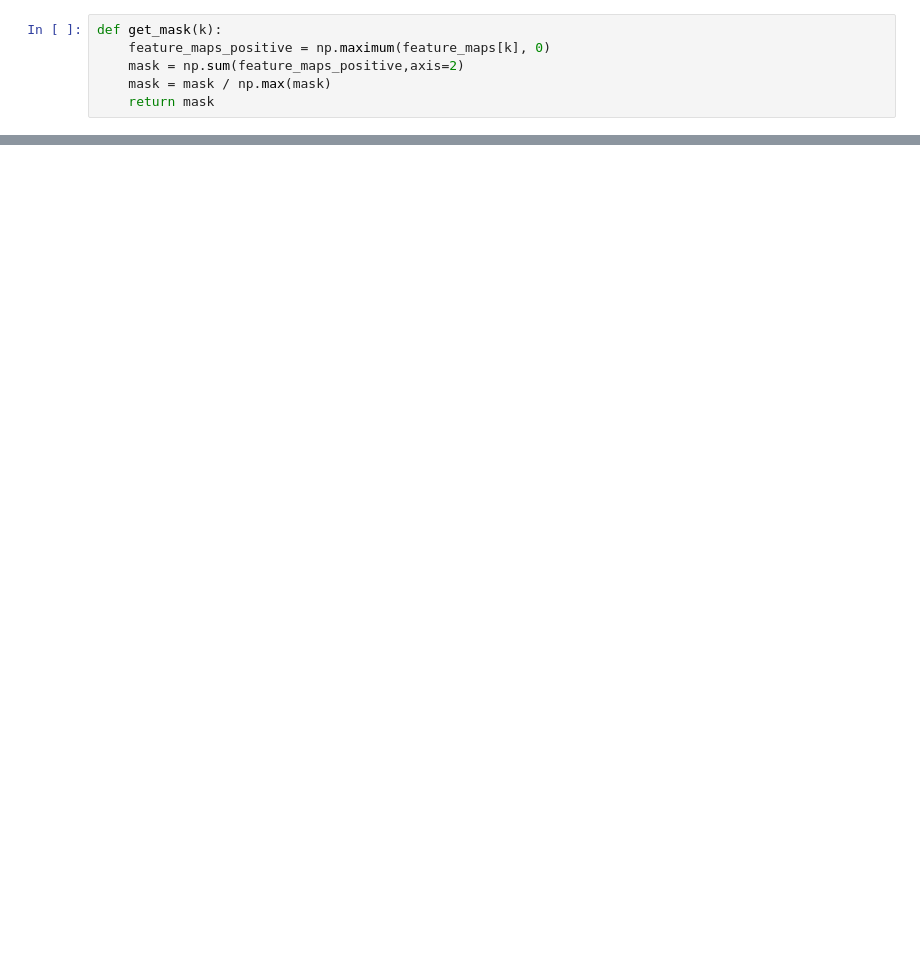
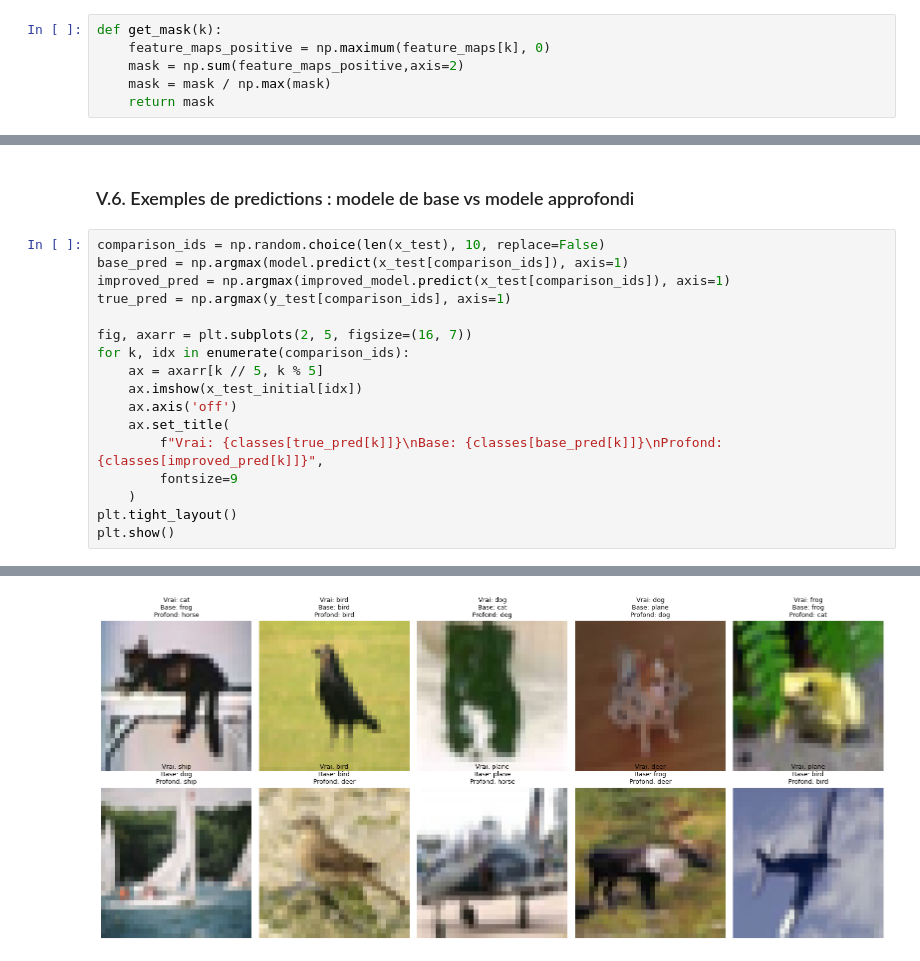
Before and after one commit to Languisher/CSC_4MI04_TP3, a Jupyter notebook: TP3_CNN.ipynb, the cells around one changed output, grey strips where cells are left out. Cells and saved outputs as stored; diff of their text form; blank space fills up the shorter version.

```diff
--- a/TP3_CNN.ipynb
+++ b/TP3_CNN.ipynb
@@ -448,0 +677,20 @@ for k in range(n_display):
+# %% [markdown]
+### V.6. Exemples de predictions : modele de base vs modele approfondi
+# %%
+comparison_ids = np.random.choice(len(x_test), 10, replace=False)
+base_pred = np.argmax(model.predict(x_test[comparison_ids]), axis=1)
+improved_pred = np.argmax(improved_model.predict(x_test[comparison_ids]), axis=1)
+true_pred = np.argmax(y_test[comparison_ids], axis=1)
+
+fig, axarr = plt.subplots(2, 5, figsize=(16, 7))
+for k, idx in enumerate(comparison_ids):
+    ax = axarr[k // 5, k % 5]
+    ax.imshow(x_test_initial[idx])
+    ax.axis('off')
+    ax.set_title(
+        f"Vrai: {classes[true_pred[k]]}\nBase: {classes[base_pred[k]]}\nProfond: {classes[improved_pred[k]]}",
+        fontsize=9
+    )
+plt.tight_layout()
+plt.show()
+# %% [output]
@@ -448,0 +699 @@ for k in range(n_display):
+[figure, added]
```
Also changed, not shown: parts of 26 cells of this notebook, 1 other file.
